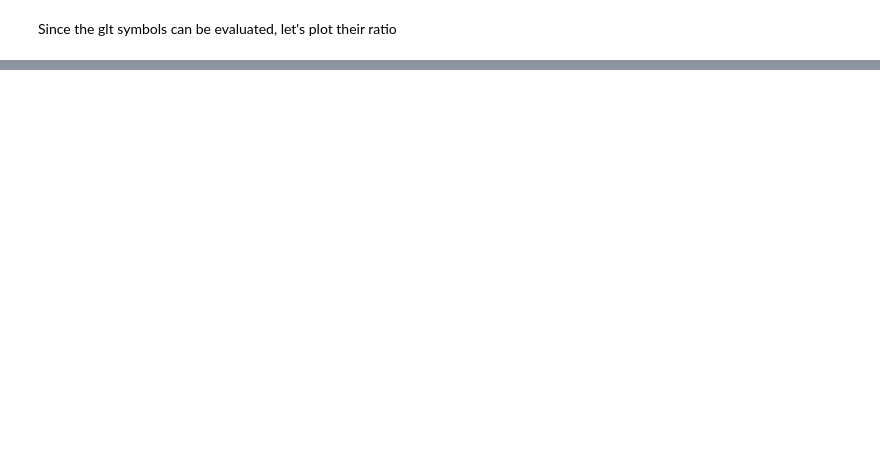
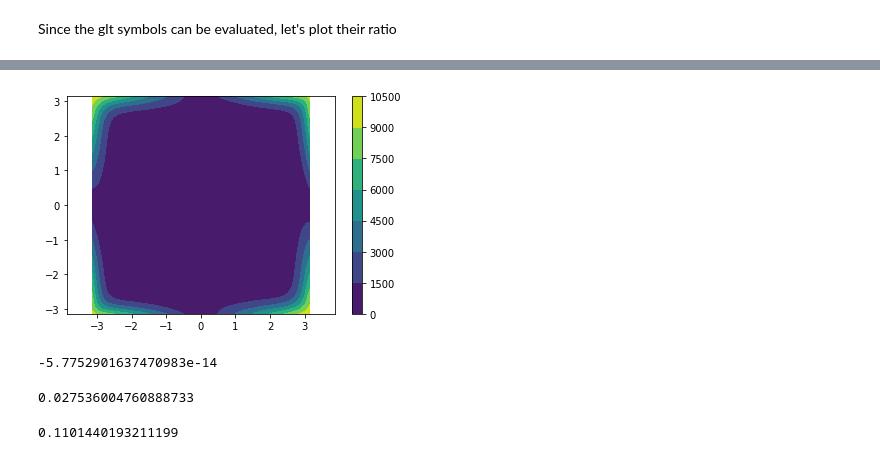
Before and after one commit to pyccel/GeLaTo, a Jupyter notebook: notebooks/tutorials/tutorial_7.ipynb, the cells around one changed output, grey strips where cells are left out. Drawn from its saved outputs; the diff is of its cells as text; code cells hidden in the pictures; blank space fills up the shorter version.

```diff
--- a/notebooks/tutorials/tutorial_7.ipynb
+++ b/notebooks/tutorials/tutorial_7.ipynb
@@ -209,4 +240,4 @@ N = discretization["n_elements"][0] ; M = discretization["n_elements"][1]
 n = range(-N/2, N/2+1)
 m = range(-M/2, M/2+1)
 n,m = np.meshgrid(n,m)
-e = (b_1*n + b_2*m)**2 / (4 * np.pi**2)
+e = (b_1*n + b_2*m)**2
@@ -220,0 +244,13 @@ print(e[:10])
+# %%
+# ... plot
+plt.contourf(t1, t2, np.abs(e-f))
+plt.axis("equal")
+plt.colorbar();
+# ...
+# %% [output]
+[figure, added]
+# %%
+d = e-f
+f[64,64]
+# %% [output]
+-5.7752901637470983e-14
@@ -220,0 +264,8 @@ print(e[:10])
+# %%
+mode(1,-1)
+# %% [output]
+0.027536004760888733
+# %%
+mode(2,-2)
+# %% [output]
+0.1101440193211199
```
Also changed, not shown: parts of 11 cells of this notebook, 3 other files.
